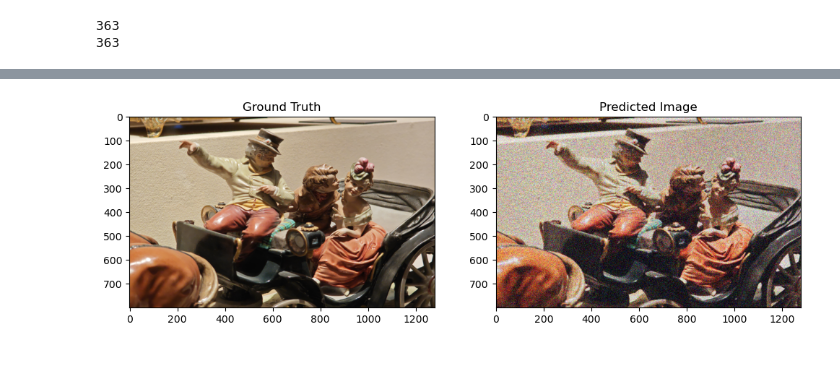
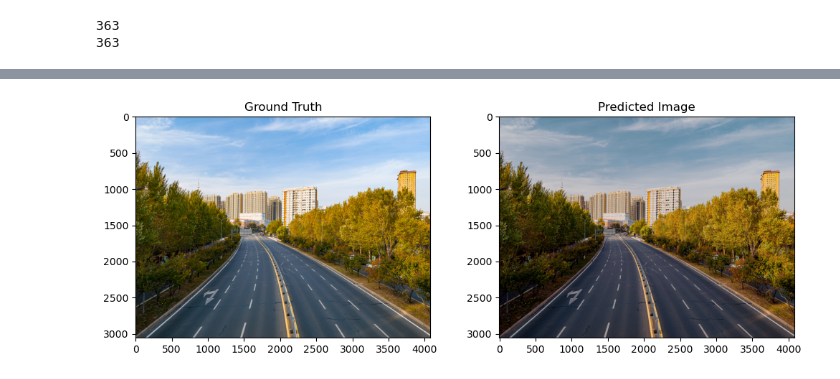
Before and after one commit to SongZihui-sudo/digitalFilm, a Jupyter notebook: DigitalFilm.ipynb, the cells around one changed output, grey strips where cells are left out. Drawn from its saved outputs; the diff is of its cells as text; code cells hidden in the pictures.

```diff
--- a/DigitalFilm.ipynb
+++ b/DigitalFilm.ipynb
@@ -146,7 +146,7 @@ enhance_transform_3 = transforms.Compose([
   transforms.ToTensor(),
 ])
 # %%
-batch_size = 5
+batch_size = 16
 # %%
 # Create datasets
 train_dataset = ImagePairDataset(digital_dir, film_dir, train_pairs, transform=transform,
@@ -628,12 +578,12 @@ Average PSNR for the dataset: 17.64 dB
 # %%
-checkpoint = torch.load("./models/转换器/final_gold_200_training_200.pt")
+checkpoint = torch.load("models/转换器/final_gold_200_training_600.pt")
 
 # 恢复模型和优化器状态
-pre_train_model.load_state_dict(checkpoint['model_state_dict'])
+other_pre_train_model.load_state_dict(checkpoint['model_state_dict'])
 optimizer.load_state_dict(checkpoint['optimizer_state_dict'])
 device = torch.device("cuda" if torch.cuda.is_available() else "cpu")
-pre_train_model = pre_train_model.to(device)
-pre_train_model.eval()
+other_pre_train_model = other_pre_train_model.to(device)
+other_pre_train_model.eval()
 pre_train_pre_epochs = checkpoint['epoch']
 
 # 恢复训练状态
@@ -679,43 +629,31 @@ train_loader = DataLoader(train_dataset, batch_size = batch_size, shuffle=True)
 test_loader = DataLoader(test_dataset, batch_size = batch_size, shuffle=False, drop_last=True)
 # %%
 # 训练模型
-num_epochs = 70
+num_epochs = 300
 psnr_list = []
 
 with tqdm.tqdm(total=num_epochs, desc="进度条") as pbar:
     for epoch in range(num_epochs):
-        pre_train_model.train()
+        other_pre_train_model.train()
         for i, (img1, img2) in enumerate(train_loader):
             img1, img2 = img1.cuda(), img2.cuda()
             optimizer.zero_grad()
-            reconstructed = pre_train_model(img1)
+            reconstructed = other_pre_train_model(img1)
             loss = loss_function(reconstructed, img2)
             loss.backward()
             optimizer.step()
             pbar.set_postfix(loss=loss.item())
         pbar.update(1)
-        if not ((epoch + 1 + pre_train_pre_epochs) % (10)):
-            pre_train_model.eval()
+        if not ((epoch + 1 + pre_train_pre_epochs) % (100)):
+            other_pre_train_model.eval()
             checkpoint = {
                 'epoch': epoch + pre_train_pre_epochs + 1,
-                'model_state_dict': pre_train_model.state_dict(),
+                'model_state_dict': other_pre_train_model.state_dict(),
                 'optimizer_state_dict': optimizer.state_dict(),
                 'loss': loss,
             }
             torch.save(checkpoint, 'final_gold_200_training_' + str(epoch + pre_train_pre_epochs + 1) + '.pt')
             print("checkpoint: %s saved." % str(epoch + pre_train_pre_epochs + 1))
-            avg_psnr = evaluate_psnr_pre_train(test_loader, pre_train_model)
+            avg_psnr = evaluate_psnr_pre_train(test_loader, other_pre_train_model)
             print(f'Average PSNR for the dataset: {avg_psnr:.2f} dB')
-        if not ((epoch + 1 + pre_train_pre_epochs) % (10)):
-            pre_train_model.eval()
-            avg_psnr = evaluate_psnr_pre_train(test_loader, pre_train_model)
-            print("Epoch: %s" % str(epoch + 1 + pre_train_pre_epochs))
-            print(f'Average PSNR for the dataset: {avg_psnr:.2f} dB')
-            img1, img2 = test_dataset[8]
-            img1 = img1.unsqueeze(0).cuda()
-            output = pre_train_model(img1)
-            output = postprocess_image(output)
-            output_path =  "./img_epoch_" + str(epoch + pre_train_pre_epochs + 1) + ".jpg"
-            output.save(output_path)
-            psnr_list.append(avg_psnr)
 # %% [output]
@@ -753,26 +669,24 @@ SampleDataloader = DataLoader(SampleDataset, batch_size=6, shuffle=False)
 # %%
 # 测试阶段：展示结果
 with torch.no_grad():
-    pre_train_model.eval()
-    img1 = SampleDataset[9]  # 取一个示例
+    other_pre_train_model.eval()
+    img1 = SampleDataset[0]  # 取一个示例
     img1 = img1.unsqueeze(0).cuda()  # 增加批量维度
-    output = pre_train_model(img1)
+    output = other_pre_train_model(img1)
     # 将结果从 Tensor 转换回图片
-    noise = torch.randn_like(output) * 0.3
-    output = output + noise
     output_img = postprocess_image(output)
 
     img1 = img1.squeeze(0).cpu().numpy().transpose(1, 2, 0)
 
     # 使用 matplotlib 显示图片
     fig, axes = plt.subplots(1, 2, figsize=(12, 4))
     axes[0].imshow(img1)
     axes[0].set_title("Ground Truth")
     axes[1].imshow(output_img)
     axes[1].set_title("Predicted Image")
     plt.show()
 # %% [output]
-[figure, old version]
+[figure, new version]
 # %%
 output_img.save("./first_film_4.jpg")
 # %%
```
Also changed, not shown: parts of 15 cells of this notebook, 8 other files.
